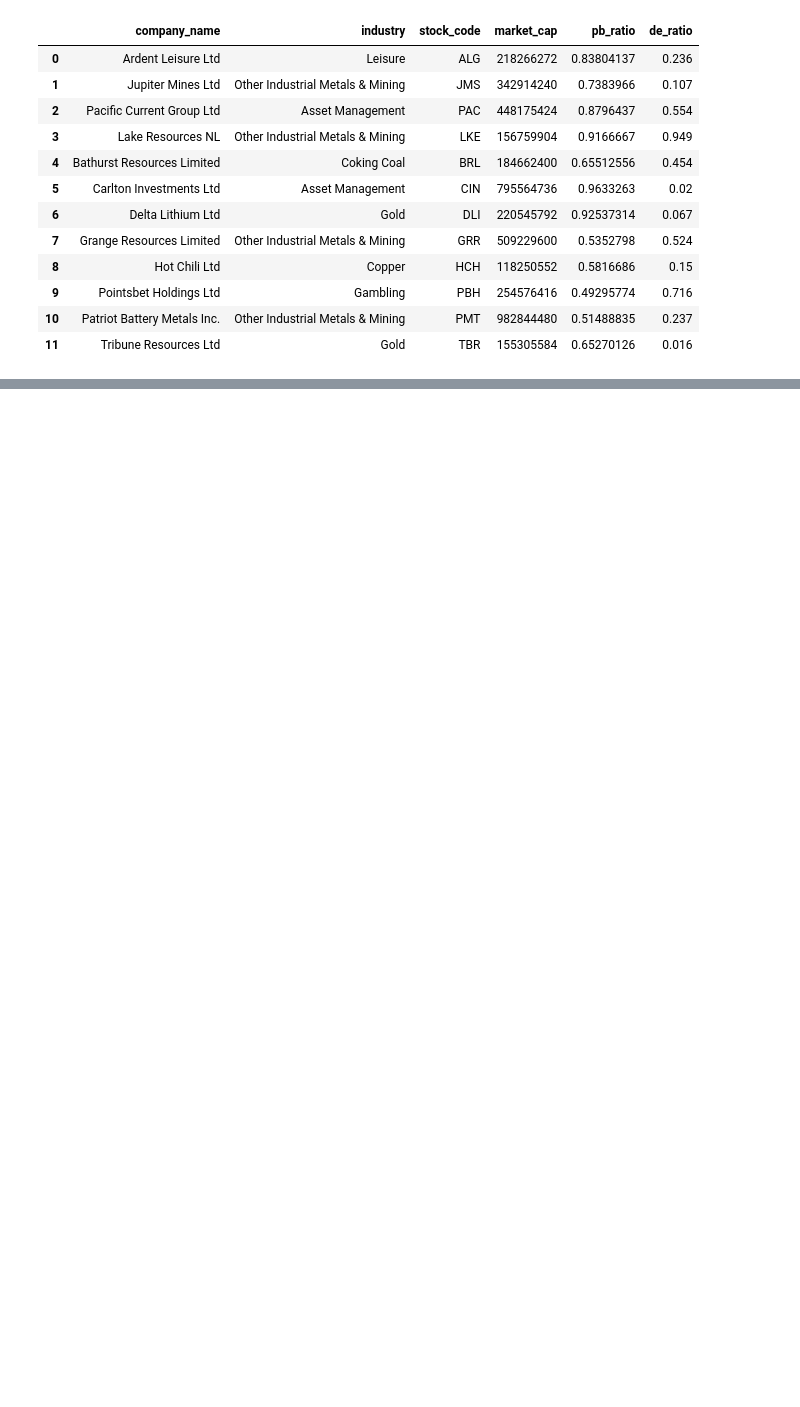
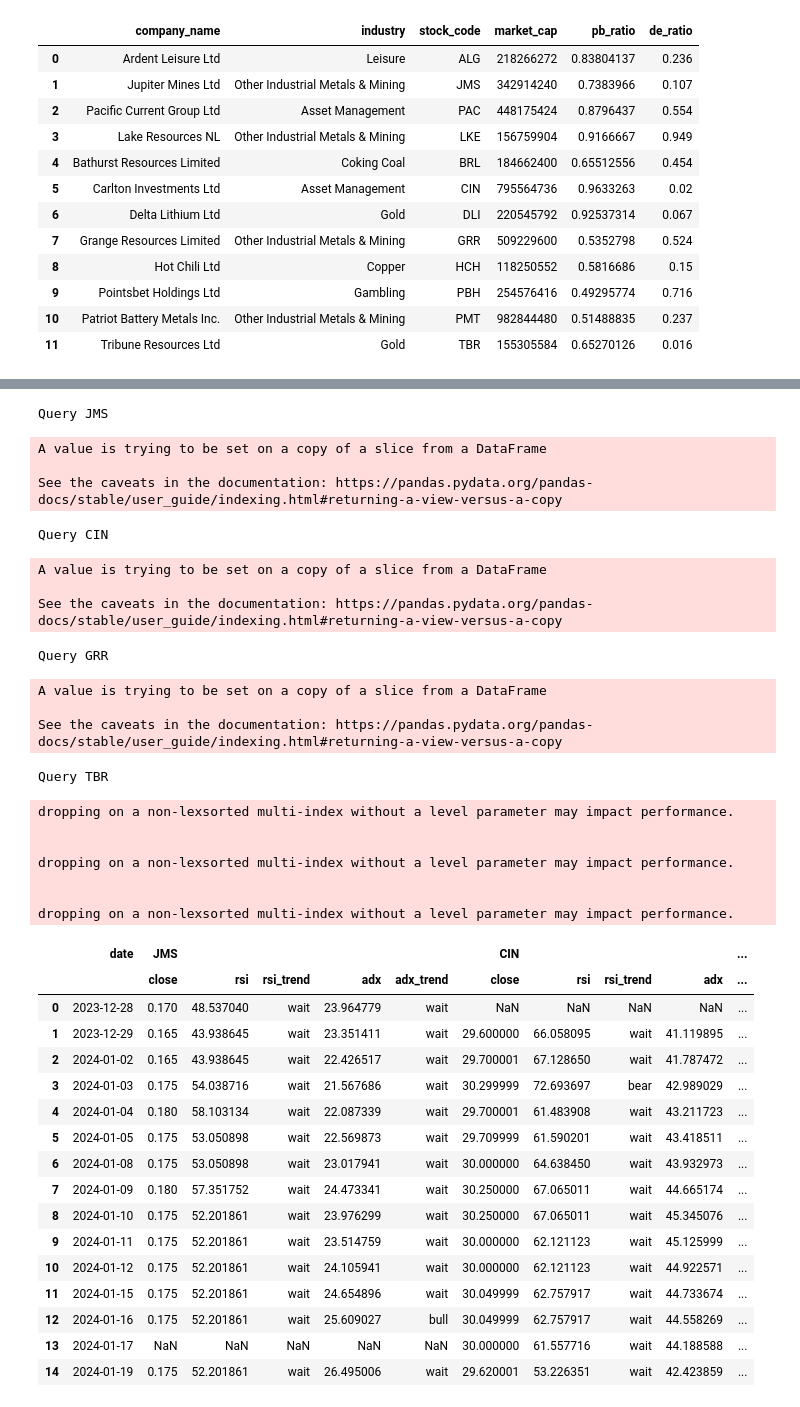
Before and after one commit to crimsonthinker/stock_data_scraper, a Jupyter notebook: analysis/notebook/short_term_investment.ipynb, the cells around one changed output, grey strips where cells are left out. Saved outputs shown, nothing was run; the diff lists cells and outputs as text; code cells hidden in the pictures; blank space fills up the shorter version.

```diff
--- a/analysis/notebook/short_term_investment.ipynb
+++ b/analysis/notebook/short_term_investment.ipynb
@@ -73,0 +108,40 @@ PURCHASE_PRICE = {
+# %%
+momentum_indicators(result, lookback_window=14)
+# %% [output]
+Query JMS
+A value is trying to be set on a copy of a slice from a DataFrame
+
+See the caveats in the documentation: https://pandas.pydata.org/pandas-docs/stable/user_guide/indexing.html#returning-a-view-versus-a-copy
+Query CIN
+A value is trying to be set on a copy of a slice from a DataFrame
+
+See the caveats in the documentation: https://pandas.pydata.org/pandas-docs/stable/user_guide/indexing.html#returning-a-view-versus-a-copy
+Query GRR
+A value is trying to be set on a copy of a slice from a DataFrame
+
+See the caveats in the documentation: https://pandas.pydata.org/pandas-docs/stable/user_guide/indexing.html#returning-a-view-versus-a-copy
+Query TBR
+dropping on a non-lexsorted multi-index without a level parameter may impact performance.
+
+
+dropping on a non-lexsorted multi-index without a level parameter may impact performance.
+
+
+dropping on a non-lexsorted multi-index without a level parameter may impact performance.
+|  | date | JMS |  |  |  |  | CIN |  |  |  | ... |
+|  |  | close | rsi | rsi_trend | adx | adx_trend | close | rsi | rsi_trend | adx | ... |
+| 0 | 2023-12-28 | 0.170 | 48.537040 | wait | 23.964779 | wait | NaN | NaN | NaN | NaN | ... |
+| 1 | 2023-12-29 | 0.165 | 43.938645 | wait | 23.351411 | wait | 29.600000 | 66.058095 | wait | 41.119895 | ... |
+| 2 | 2024-01-02 | 0.165 | 43.938645 | wait | 22.426517 | wait | 29.700001 | 67.128650 | wait | 41.787472 | ... |
+| 3 | 2024-01-03 | 0.175 | 54.038716 | wait | 21.567686 | wait | 30.299999 | 72.693697 | bear | 42.989029 | ... |
+| 4 | 2024-01-04 | 0.180 | 58.103134 | wait | 22.087339 | wait | 29.700001 | 61.483908 | wait | 43.211723 | ... |
+| 5 | 2024-01-05 | 0.175 | 53.050898 | wait | 22.569873 | wait | 29.709999 | 61.590201 | wait | 43.418511 | ... |
+| 6 | 2024-01-08 | 0.175 | 53.050898 | wait | 23.017941 | wait | 30.000000 | 64.638450 | wait | 43.932973 | ... |
+| 7 | 2024-01-09 | 0.180 | 57.351752 | wait | 24.473341 | wait | 30.250000 | 67.065011 | wait | 44.665174 | ... |
+| 8 | 2024-01-10 | 0.175 | 52.201861 | wait | 23.976299 | wait | 30.250000 | 67.065011 | wait | 45.345076 | ... |
+| 9 | 2024-01-11 | 0.175 | 52.201861 | wait | 23.514759 | wait | 30.000000 | 62.121123 | wait | 45.125999 | ... |
+| 10 | 2024-01-12 | 0.175 | 52.201861 | wait | 24.105941 | wait | 30.000000 | 62.121123 | wait | 44.922571 | ... |
+| 11 | 2024-01-15 | 0.175 | 52.201861 | wait | 24.654896 | wait | 30.049999 | 62.757917 | wait | 44.733674 | ... |
+| 12 | 2024-01-16 | 0.175 | 52.201861 | wait | 25.609027 | bull | 30.049999 | 62.757917 | wait | 44.558269 | ... |
+| 13 | 2024-01-17 | NaN | NaN | NaN | NaN | NaN | 30.000000 | 61.557716 | wait | 44.188588 | ... |
+| 14 | 2024-01-19 | 0.175 | 52.201861 | wait | 26.495006 | wait | 29.620001 | 53.226351 | wait | 42.423859 | ... |
```
Also changed, not shown: parts of 6 cells of this notebook.
